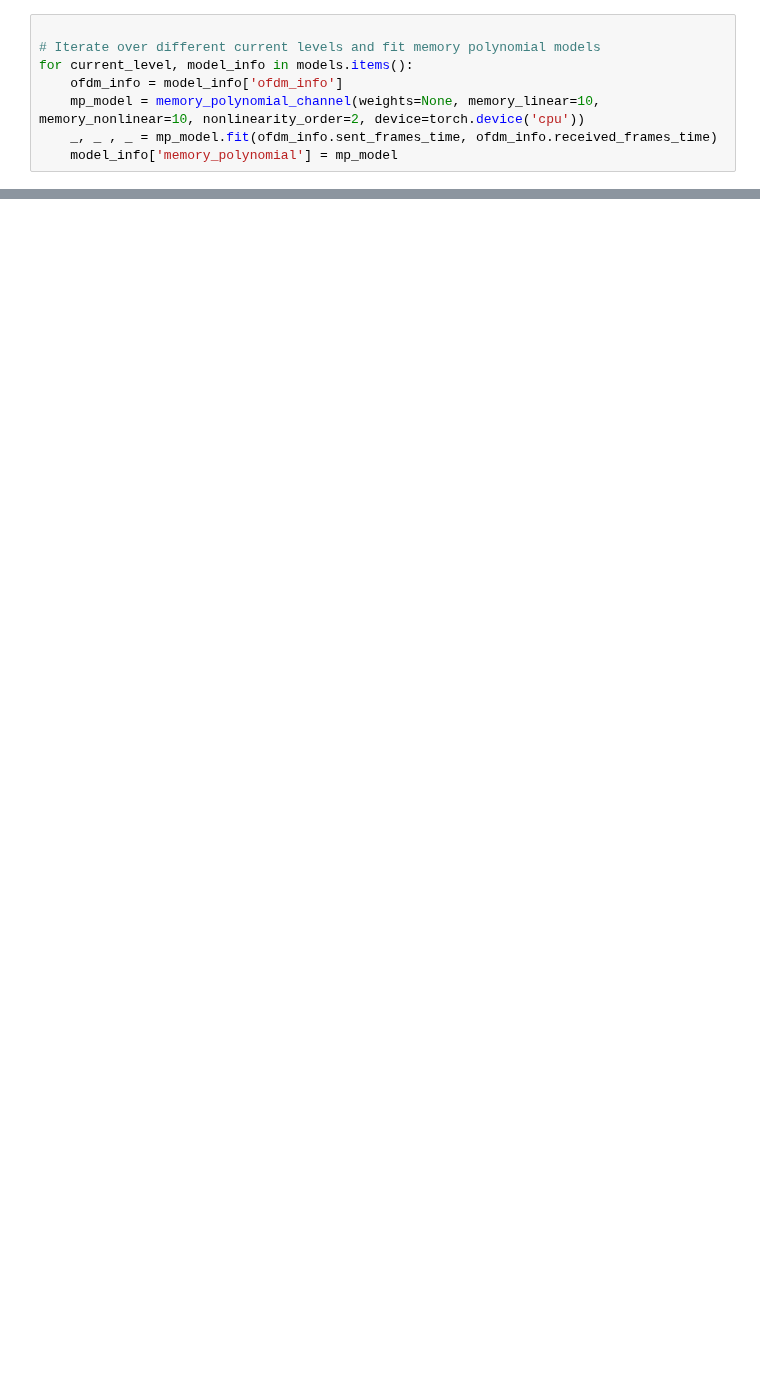
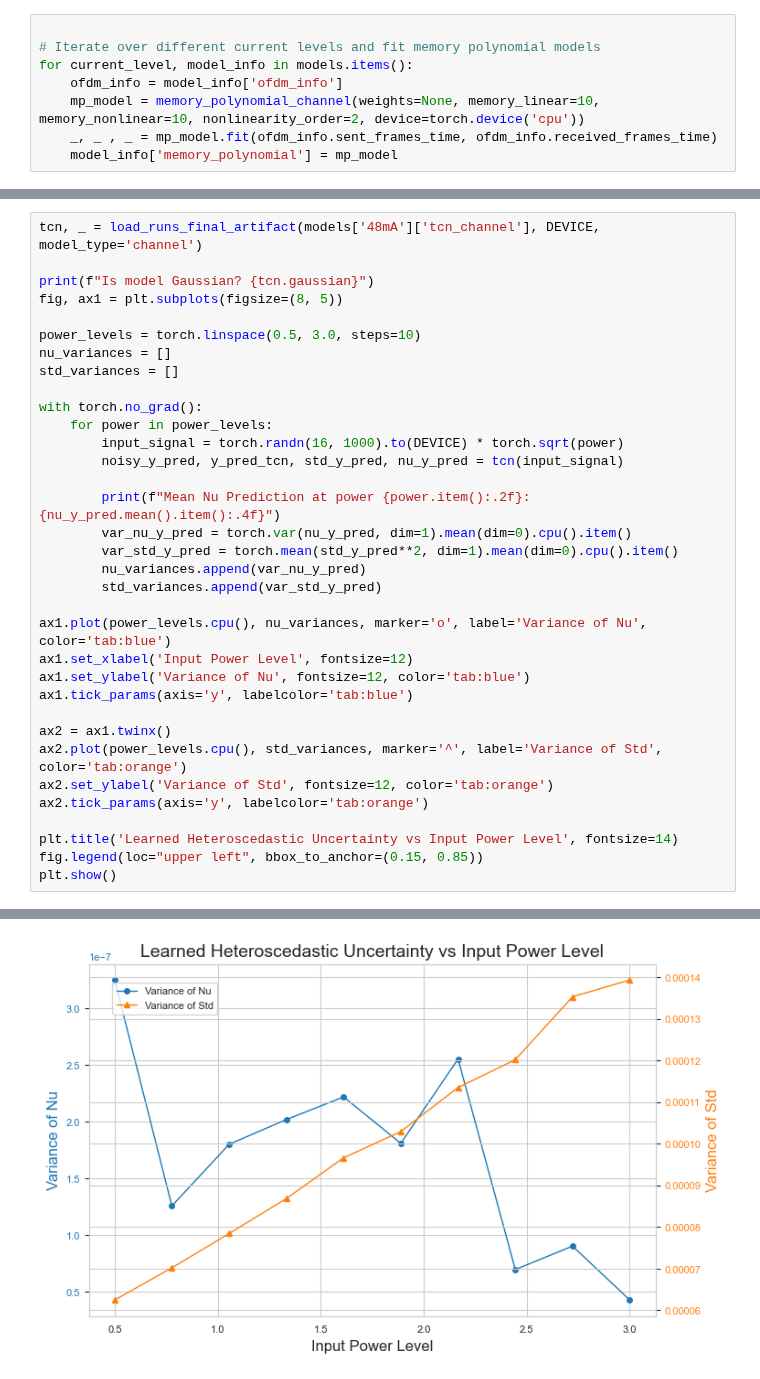
Before and after one commit to UW-Photonics-Lab/prob_tcn_for_LED, a Jupyter notebook: notebooks/make_figures.ipynb, the cells around one changed output, grey strips where cells are left out. Drawn from its saved outputs; the diff is of its cells as text; blank space fills up the shorter version.

```diff
--- a/notebooks/make_figures.ipynb
+++ b/notebooks/make_figures.ipynb
@@ -154,0 +294,35 @@ AttributeError: module 'ntpath' has no attribute 'abs'
+# %%
+tcn, _ = load_runs_final_artifact(models['48mA']['tcn_channel'], DEVICE, model_type='channel')
+
+print(f"Is model Gaussian? {tcn.gaussian}")
+fig, ax1 = plt.subplots(figsize=(8, 5))
+
+power_levels = torch.linspace(0.5, 3.0, steps=10)
+nu_variances = []
+std_variances = []
+
+with torch.no_grad():
+    for power in power_levels:
+        input_signal = torch.randn(16, 1000).to(DEVICE) * torch.sqrt(power)
+        noisy_y_pred, y_pred_tcn, std_y_pred, nu_y_pred = tcn(input_signal)
+
+        print(f"Mean Nu Prediction at power {power.item():.2f}: {nu_y_pred.mean().item():.4f}")
+        var_nu_y_pred = torch.var(nu_y_pred, dim=1).mean(dim=0).cpu().item()
+        var_std_y_pred = torch.mean(std_y_pred**2, dim=1).mean(dim=0).cpu().item()
+        nu_variances.append(var_nu_y_pred)
+        std_variances.append(var_std_y_pred)
+
+ax1.plot(power_levels.cpu(), nu_variances, marker='o', label='Variance of Nu', color='tab:blue')
+ax1.set_xlabel('Input Power Level', fontsize=12)
+ax1.set_ylabel('Variance of Nu', fontsize=12, color='tab:blue')
+ax1.tick_params(axis='y', labelcolor='tab:blue')
+
+ax2 = ax1.twinx()
+ax2.plot(power_levels.cpu(), std_variances, marker='^', label='Variance of Std', color='tab:orange')
+ax2.set_ylabel('Variance of Std', fontsize=12, color='tab:orange')
+ax2.tick_params(axis='y', labelcolor='tab:orange')
+
+plt.title('Learned Heteroscedastic Uncertainty vs Input Power Level', fontsize=14)
+fig.legend(loc="upper left", bbox_to_anchor=(0.15, 0.85))
+plt.show()
+# %% [output]
@@ -154,0 +341 @@ AttributeError: module 'ntpath' has no attribute 'abs'
+[figure, added]
```
Also changed, not shown: parts of 10 cells of this notebook, 4 other files.
